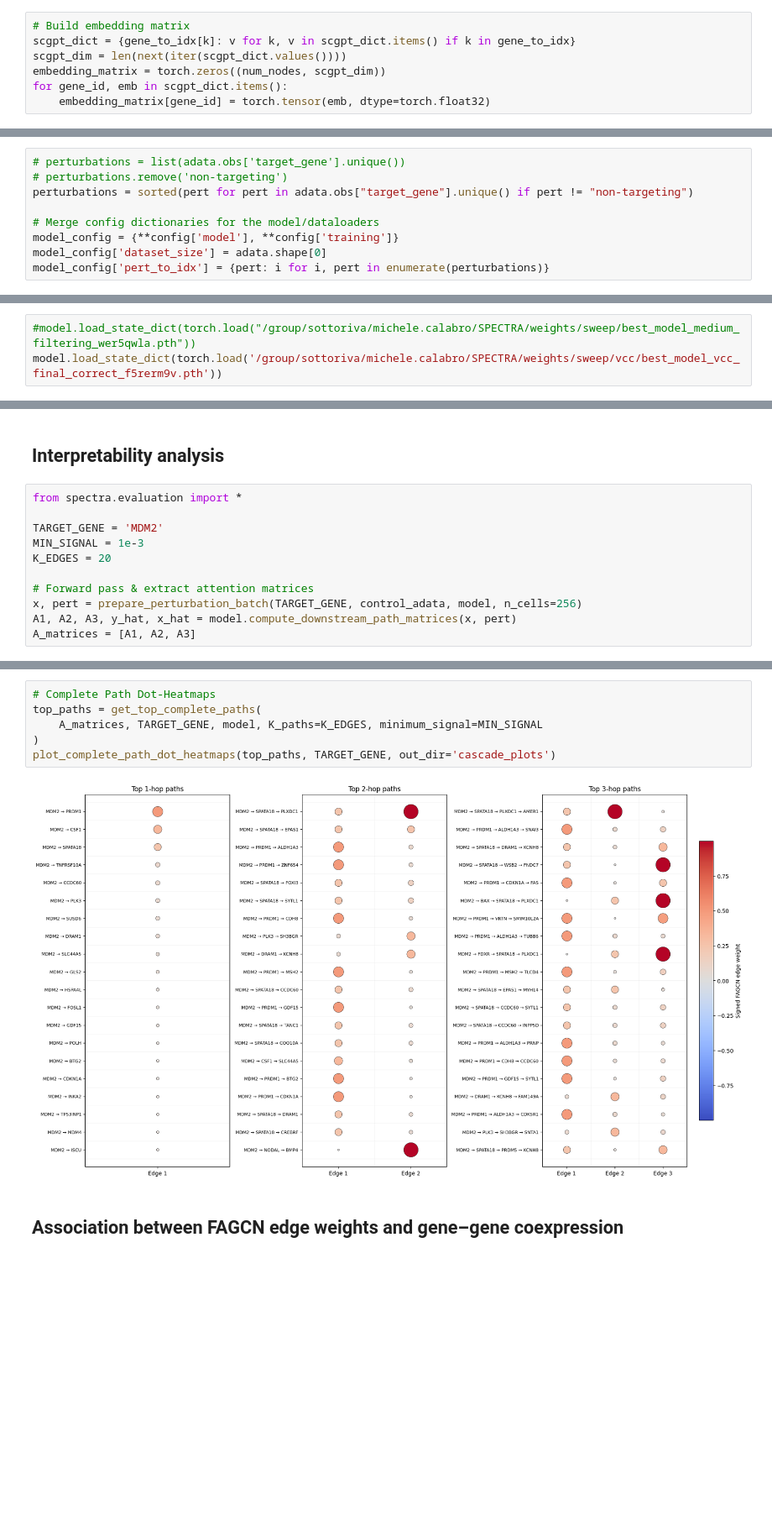
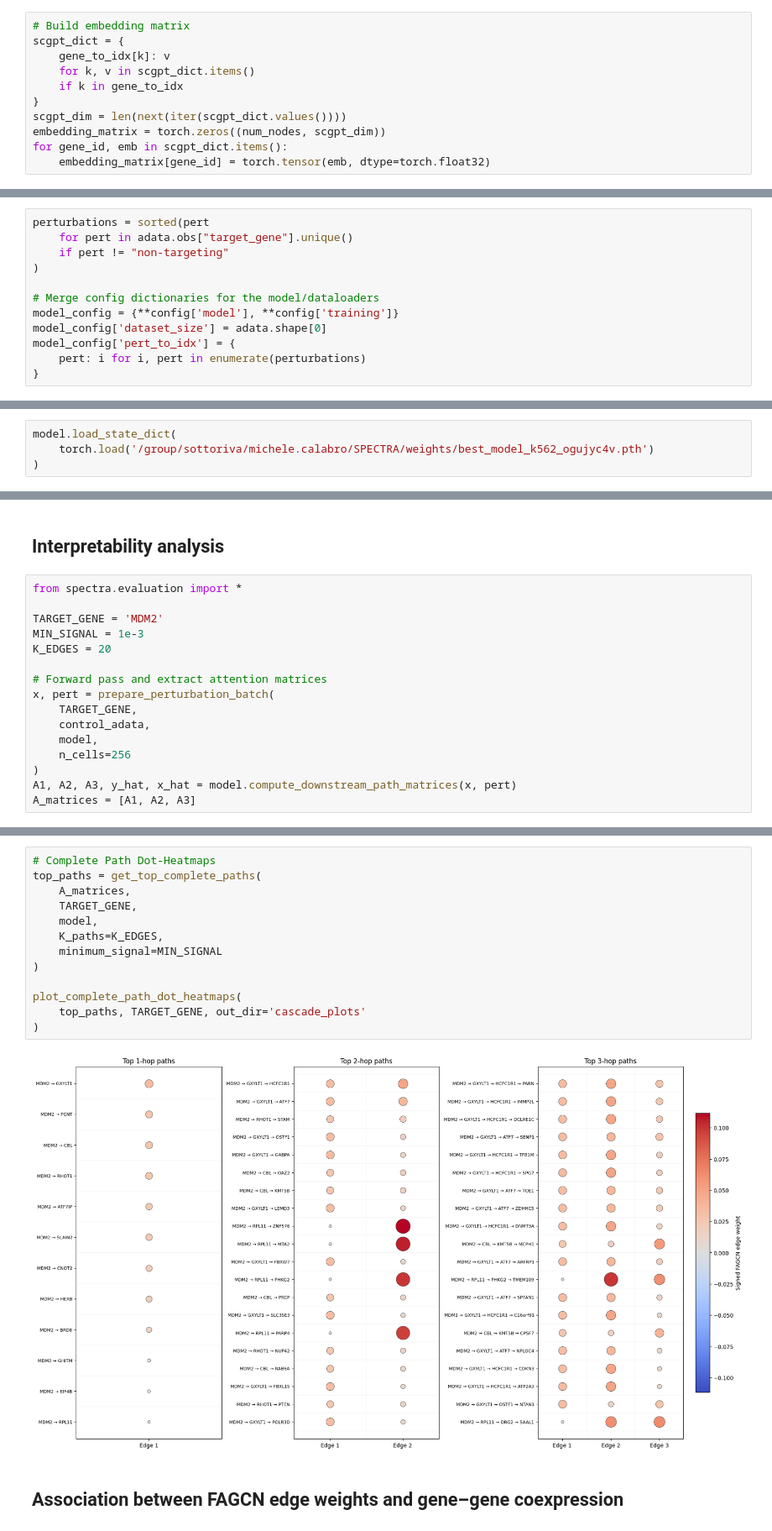
Before and after one commit to MCalabroCode/SPECTRA, a Jupyter notebook: notebooks/spectra_testing.ipynb, the cells around one changed output, grey strips where cells are left out. Shown at 84% size. Drawn from its saved outputs; the diff is of its cells as text; blank space fills up the shorter version.

```diff
--- a/notebooks/spectra_testing.ipynb
+++ b/notebooks/spectra_testing.ipynb
@@ -148,7 +153,11 @@ edges = [(gene_to_idx[u], gene_to_idx[v]) for u, v in G.edges()]
 edge_index = torch.tensor(edges, dtype=torch.long).t().contiguous()
 # %%
 # Build embedding matrix
-scgpt_dict = {gene_to_idx[k]: v for k, v in scgpt_dict.items() if k in gene_to_idx}
+scgpt_dict = {
+    gene_to_idx[k]: v
+    for k, v in scgpt_dict.items()
+    if k in gene_to_idx
+}
 scgpt_dim = len(next(iter(scgpt_dict.values())))
 embedding_matrix = torch.zeros((num_nodes, scgpt_dim))
 for gene_id, emb in scgpt_dict.items():
@@ -156,14 +165,17 @@ for gene_id, emb in scgpt_dict.items():
 # %% [markdown]
 ### **Dataloaders creation**
 # %%
-# perturbations = list(adata.obs['target_gene'].unique())
-# perturbations.remove('non-targeting')
-perturbations = sorted(pert for pert in adata.obs["target_gene"].unique() if pert != "non-targeting")
+perturbations = sorted(pert
+    for pert in adata.obs["target_gene"].unique()
+    if pert != "non-targeting"
+)
 
 # Merge config dictionaries for the model/dataloaders
 model_config = {**config['model'], **config['training']}
 model_config['dataset_size'] = adata.shape[0]
-model_config['pert_to_idx'] = {pert: i for i, pert in enumerate(perturbations)}
+model_config['pert_to_idx'] = {
+    pert: i for i, pert in enumerate(perturbations)
+}
 # %%
 from spectra.data import build_model_dataloaders_from_perts_list
 
@@ -221,8 +233,9 @@ SPECTRA(
 # %% [markdown]
 ## **Testing**
 # %%
-#model.load_state_dict(torch.load("/group/sottoriva/michele.calabro/SPECTRA/weights/sweep/best_model_medium_filtering_wer5qwla.pth"))
-model.load_state_dict(torch.load('/group/sottoriva/michele.calabro/SPECTRA/weights/sweep/vcc/best_model_vcc_final_correct_f5rerm9v.pth'))
+model.load_state_dict(
+    torch.load('/group/sottoriva/michele.calabro/SPECTRA/weights/best_model_k562_ogujyc4v.pth')
+)
 # %% [output]
 <All keys matched successfully>
 # %%
@@ -352,8 +380,13 @@ TARGET_GENE = 'MDM2'
 MIN_SIGNAL = 1e-3
 K_EDGES = 20
 
-# Forward pass & extract attention matrices
-x, pert = prepare_perturbation_batch(TARGET_GENE, control_adata, model, n_cells=256)
+# Forward pass and extract attention matrices
+x, pert = prepare_perturbation_batch(
+    TARGET_GENE,
+    control_adata,
+    model,
+    n_cells=256
+)
 A1, A2, A3, y_hat, x_hat = model.compute_downstream_path_matrices(x, pert)
 A_matrices = [A1, A2, A3]
 # %%
@@ -388,11 +456,18 @@ corr_stats = plot_gate_vs_coexpression(TARGET_GENE, edges, y_hat, model, B=B)
 # %%
 # Complete Path Dot-Heatmaps
 top_paths = get_top_complete_paths(
-    A_matrices, TARGET_GENE, model, K_paths=K_EDGES, minimum_signal=MIN_SIGNAL
+    A_matrices,
+    TARGET_GENE,
+    model,
+    K_paths=K_EDGES,
+    minimum_signal=MIN_SIGNAL
 )
-plot_complete_path_dot_heatmaps(top_paths, TARGET_GENE, out_dir='cascade_plots')
+
+plot_complete_path_dot_heatmaps(
+    top_paths, TARGET_GENE, out_dir='cascade_plots'
+)
 # %% [output]
-[figure, old version]
+[figure, new version]
 # %% [markdown]
 ## **Association between FAGCN edge weights and gene–gene coexpression**
 # %%
```
Also changed, not shown: parts of 20 cells of this notebook, 3 other files.
